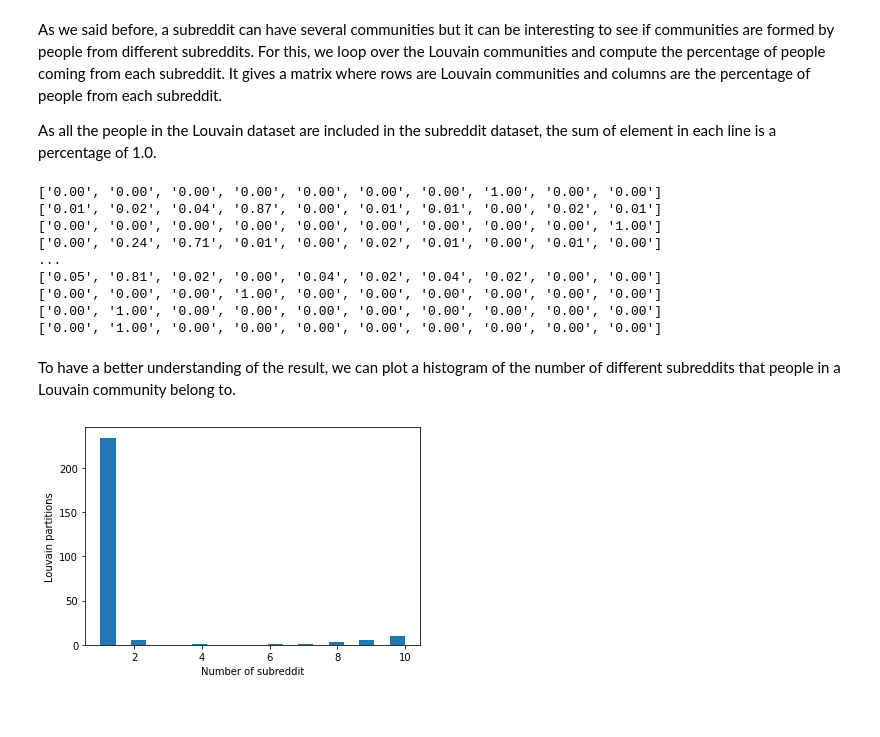
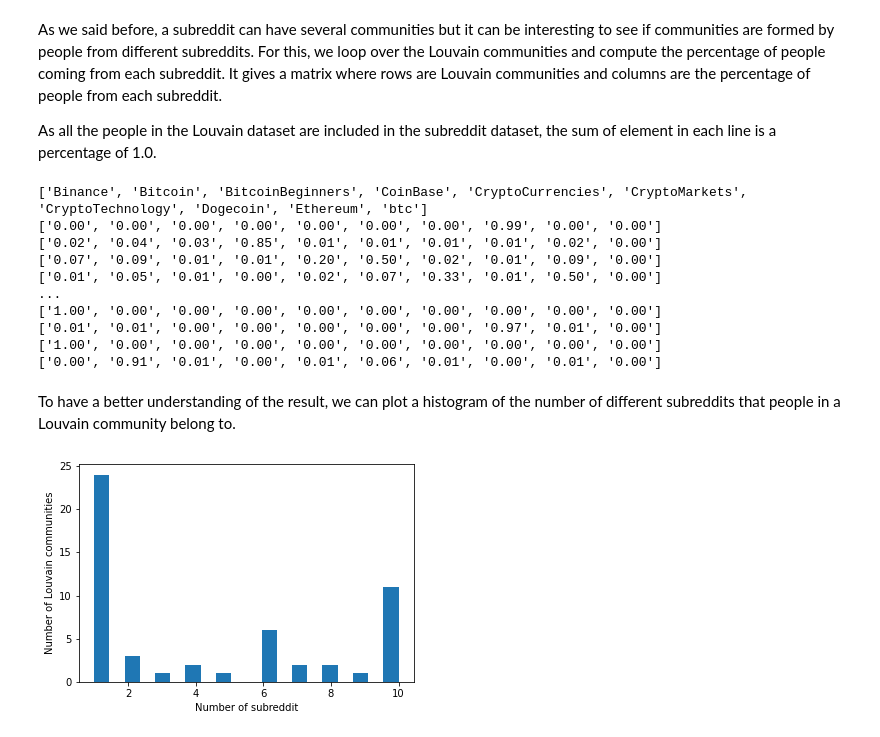
Before and after one commit to anatosun/reddit-cryptocurrency-analysis, a Jupyter notebook: notebooks/Louvain_Community_Analysis.ipynb, the cells around one changed output. Saved outputs shown, nothing was run; the diff lists cells and outputs as text; code cells hidden in the pictures; blank space fills up the shorter version.

Commit message:
update louvain notebook with more analysis

```diff
--- a/notebooks/Louvain_Community_Analysis.ipynb
+++ b/notebooks/Louvain_Community_Analysis.ipynb
@@ -10,10 +11,16 @@ import ast
 
 # Load csv
 df_subs = pd.read_csv('../data/csv/subs.csv')
+df_subs["subreddit"] = df_subs["subreddit"].apply(lambda x: ast.literal_eval(x))
 
 # Keep with the most frequent subreddit for each person
-df_subs["subreddit"] = df_subs["subreddit"].apply(lambda x: Counter(ast.literal_eval(x)).most_common(1)[0][0])
+df_subs["most_freq_sub"] = df_subs["subreddit"].apply(lambda x: Counter(x).most_common(1)[0][0])
 
 # Group by subreddit to build the list of communities
-df_subs = df_subs.groupby("subreddit")["Id"].agg(lambda x: set(x))
-com_subreddit = df_subs.values.tolist()
+df_subs_agg = df_subs.groupby("most_freq_sub")["Id"].agg(lambda x: set(x))
+
+# List of communities
+com_subreddit = df_subs_agg.values.tolist()
+
+# Dict of communities with the subreddit's name as key
+com_subreddit_dict = df_subs_agg.to_dict()
@@ -39,0 +152,5 @@ Number of subreddit: 10
+# %%
+small_com_louvain = [c for c in com_louvain if len(c) > 5]
+
+print(f"Number of Louvain communities: {len(com_louvain)}")
+print(f"Number of Louvain communities with more than 5 users: {len(small_com_louvain)}")
@@ -59,39 +179,42 @@ As all the people in the Louvain dataset are included in the subreddit dataset,
 # %%
 # Get set intersection between louvain and subreddit communities
 intersections = []
-for cl in com_louvain:
+
+for cl in small_com_louvain:
    intersections.append([len(cl.intersection(cs)) / len(cl) for cs in com_subreddit])
 
 # Print matrix
-for inter in intersections[0:4]:
+print([k for k in com_subreddit_dict.keys()])
+
+for inter in intersections[:4]:
    print(['%.2f' % v for v in inter])
+
 print("...")
 
 for inter in intersections[-4:]:
    print(['%.2f' % v for v in inter])
 # %% [output]
-['0.00', '0.00', '0.00', '0.00', '0.00', '0.00', '0.00', '1.00', '0.00', '0.00']
-['0.01', '0.02', '0.04', '0.87', '0.00', '0.01', '0.01', '0.00', '0.02', '0.01']
-['0.00', '0.00', '0.00', '0.00', '0.00', '0.00', '0.00', '0.00', '0.00', '1.00']
-['0.00', '0.24', '0.71', '0.01', '0.00', '0.02', '0.01', '0.00', '0.01', '0.00']
+['Binance', 'Bitcoin', 'BitcoinBeginners', 'CoinBase', 'CryptoCurrencies', 'CryptoMarkets', 'CryptoTechnology', 'Dogecoin', 'Ethereum', 'btc']
+['0.00', '0.00', '0.00', '0.00', '0.00', '0.00', '0.00', '0.99', '0.00', '0.00']
+['0.02', '0.04', '0.03', '0.85', '0.01', '0.01', '0.01', '0.01', '0.02', '0.00']
+['0.07', '0.09', '0.01', '0.01', '0.20', '0.50', '0.02', '0.01', '0.09', '0.00']
+['0.01', '0.05', '0.01', '0.00', '0.02', '0.07', '0.33', '0.01', '0.50', '0.00']
 ...
-['0.05', '0.81', '0.02', '0.00', '0.04', '0.02', '0.04', '0.02', '0.00', '0.00']
-['0.00', '0.00', '0.00', '1.00', '0.00', '0.00', '0.00', '0.00', '0.00', '0.00']
-['0.00', '1.00', '0.00', '0.00', '0.00', '0.00', '0.00', '0.00', '0.00', '0.00']
-['0.00', '1.00', '0.00', '0.00', '0.00', '0.00', '0.00', '0.00', '0.00', '0.00']
+['1.00', '0.00', '0.00', '0.00', '0.00', '0.00', '0.00', '0.00', '0.00', '0.00']
+['0.01', '0.01', '0.00', '0.00', '0.00', '0.00', '0.00', '0.97', '0.01', '0.00']
+['1.00', '0.00', '0.00', '0.00', '0.00', '0.00', '0.00', '0.00', '0.00', '0.00']
+['0.00', '0.91', '0.01', '0.00', '0.01', '0.06', '0.01', '0.00', '0.01', '0.00']
 # %% [markdown]
 To have a better understanding of the result, we can plot a histogram of the number of different subreddits that people in a Louvain community belong to.
 # %%
-from matplotlib import pyplot as plt
-
 # Compute repartition for each Louvain community
 repartition = [sum(1 if v else 0 for v in inter) for inter in intersections]
 
 # Plot
 plt.hist(repartition, bins=20)
-plt.ylabel("Louvain partitions")
+plt.ylabel("Number of Louvain communities")
 plt.xlabel("Number of subreddit")
 plt.savefig('../data/images/inner_communities_repartition.pdf')
 plt.show()
 # %% [output]
-[figure, old version]
+[figure, new version]
```
Also changed, not shown: parts of 24 cells of this notebook, 5 other files.
